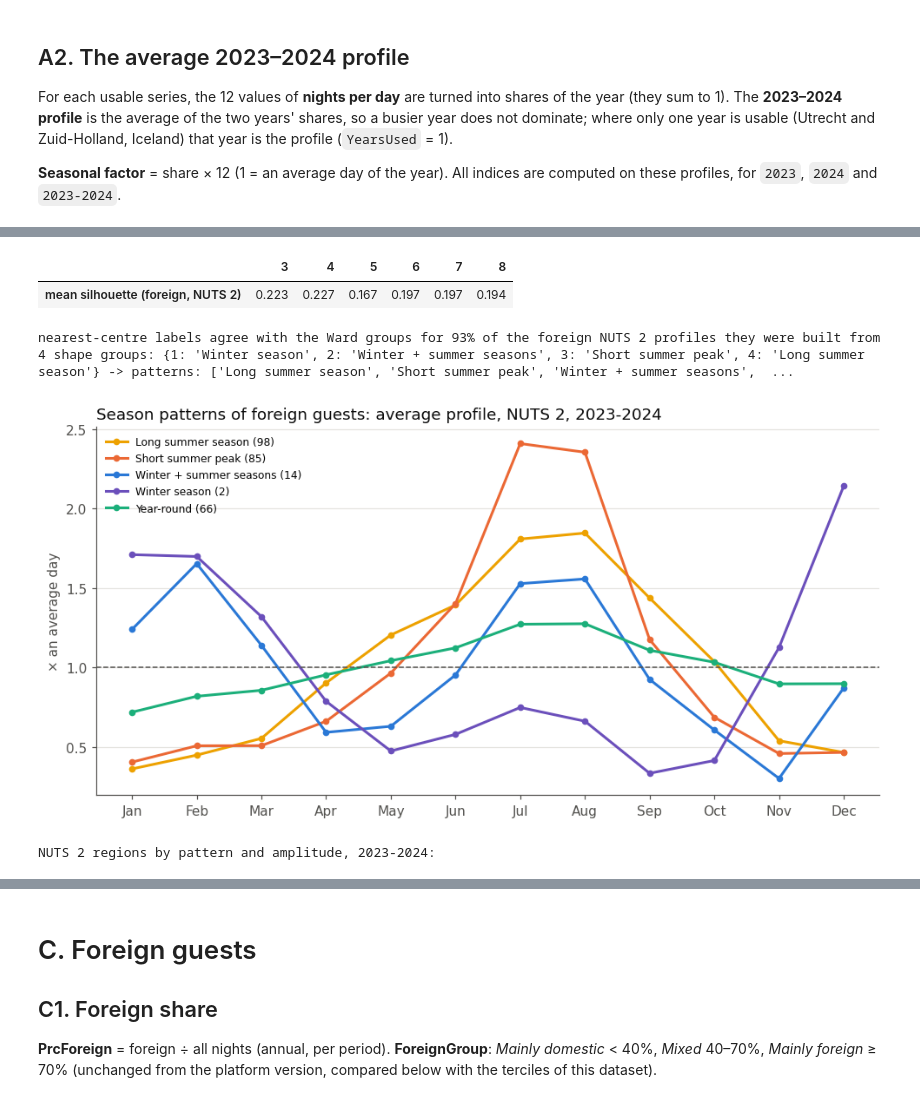
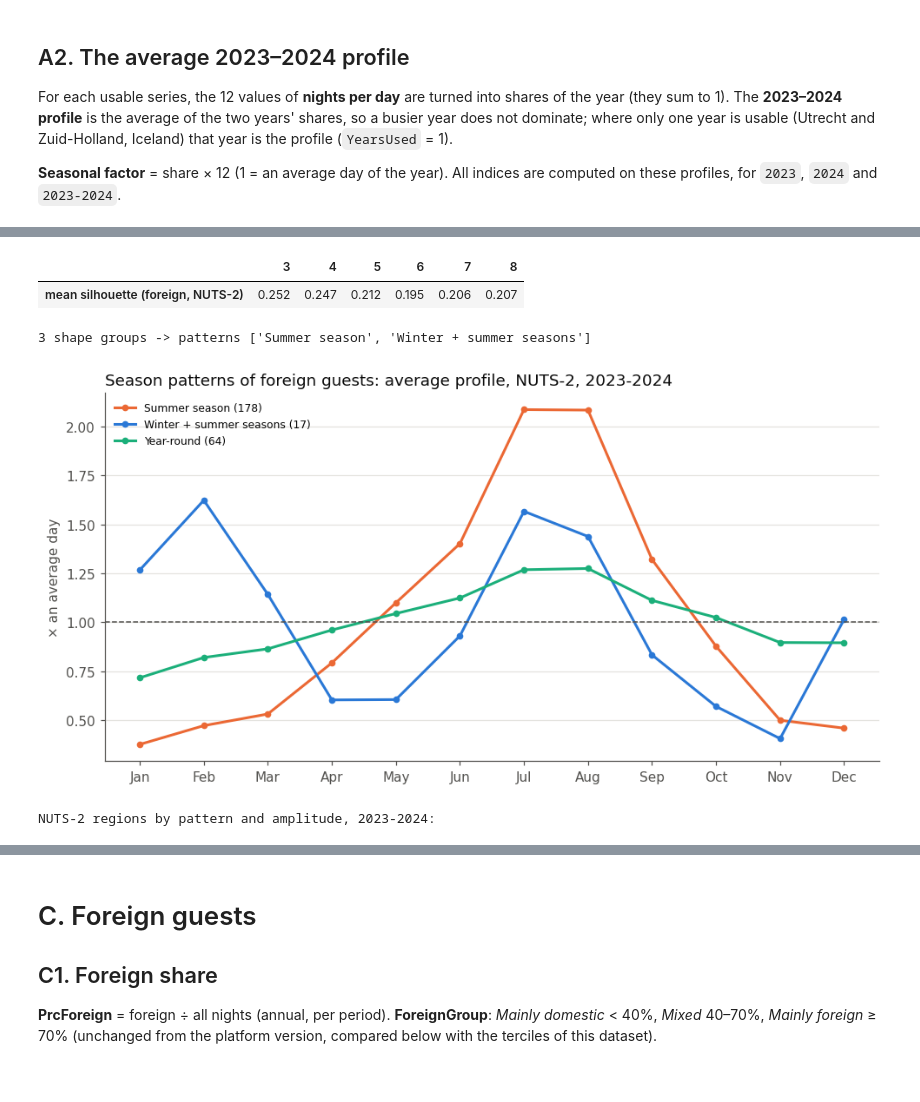
Before and after one commit to lomska/AI-Assisted-Dataviz, a Jupyter notebook: EUForeignTourismRhythms/Stage 2 Indices.ipynb, the cells around one changed output, grey strips where cells are left out. Cells and saved outputs as stored; diff of their text form; code cells hidden in the pictures.

```diff
--- a/EUForeignTourismRhythms/Stage 2 Indices.ipynb
+++ b/EUForeignTourismRhythms/Stage 2 Indices.ipynb
@@ -200,15 +217,0 @@ Gini and S_R match Lo Magno et al. (2017), Table 2
-# %%
-lvl = idx.index.get_level_values("NUTSCode").map(regions["NUTSLevel"])
-peer = [np.asarray(lvl), np.asarray(idx.index.get_level_values("ResidenceCountry")), np.asarray(idx.index.get_level_values("Period"))]
-def pct(s):
-    lower = s.groupby(peer).rank(method="min") - 1
-    return (100 * lower / (s.groupby(peer).transform("count") - 1)).round().astype("Int64")
-idx["SeasonalityPercentile"] = pct(idx["Gini"])
-idx["SRPercentile"] = pct(idx["SR"])
-idx["RankGap"] = idx["SRPercentile"] - idx["SeasonalityPercentile"]
-
-n2 = idx.xs(("Total", "2023-2024"), level=["ResidenceCountry", "Period"])
-n2 = n2[n2.index.map(regions["NUTSLevel"]) == 2].assign(Region=lambda x: x.index.map(regions["Region"]))
-print(f"NUTS 2, all guests, 2023-2024: rank correlation Gini ~ S_R = {n2['Gini'].corr(n2['SR'], method='spearman'):.3f}")
-print("Largest disagreements (S_R ranks them less seasonal than Gini does):")
-display(n2.nsmallest(8, "RankGap")[["Region", "Gini", "SR", "SeasonalityPercentile", "SRPercentile", "RankGap", "PeakMonth"]])
@@ -346,58 +340,58 @@ def silhouette_values(D, labels):
     return np.array(s)
 
 base_keys = [k for k in unit.index if k[1] == "Foreign" and k[2] == "2023-2024"
              and regions.at[k[0], "NUTSLevel"] == 2 and seasonal.loc[k]]
 Xb = unit.loc[base_keys].to_numpy()
 Zw, Db = linkage(Xb, method="ward"), squareform(pdist(Xb))
 sil = {k: silhouette_values(Db, fcluster(Zw, k, "maxclust")).mean() for k in range(3, 9)}
-display(pd.Series(sil, name="mean silhouette (foreign, NUTS 2)").round(3).to_frame().T)
+display(pd.Series(sil, name="mean silhouette (foreign, NUTS-2)").round(3).to_frame().T)
 K_BEST = max(sil, key=sil.get)
 lab = fcluster(Zw, K_BEST, "maxclust")
-centres_unit = pd.DataFrame(Xb, columns=MONTH_NAMES).groupby(lab).mean()
-centres_fac = fac.loc[base_keys].reset_index(drop=True).groupby(lab).mean()
+MIN_GROUP = 5
+
 
 def name_of(c):
     if c[["December", "January", "February"]].mean() >= 1:
         return "Winter + summer seasons" if c[["July", "August"]].mean() >= 1 else "Winter season"
-    return "Short summer peak" if (c >= 1).sum() <= 4 else "Long summer season"
-CNAME = {k: name_of(centres_fac.loc[k]) for k in centres_fac.index}
-PATTERNS = ["Short summer peak", "Long summer season", "Winter + summer seasons", "Winter season", "Year-round"]
-# Groups that get the same name are merged (the name, not the cluster number, is the pattern).
-names_b = np.array([CNAME[l] for l in lab])
-centres_unit = pd.DataFrame(Xb, columns=MONTH_NAMES).groupby(names_b).mean()
-centres_fac = fac.loc[base_keys].reset_index(drop=True).groupby(names_b).mean()
+    return "Summer season"
+
+
+PATTERNS = ["Summer season", "Winter + summer seasons", "Winter season", "Year-round"]
+names_b = fac.loc[base_keys].reset_index(drop=True).groupby(lab).mean().apply(name_of, axis=1).reindex(lab).to_numpy()
+small = [n for n in set(names_b) if (names_b == n).sum() < MIN_GROUP]
+for n in small:
+    print(f"'{n}' has only {(names_b == n).sum()} regions: folded into the nearest pattern")
+keep = ~np.isin(names_b, small)
+centres_unit = pd.DataFrame(Xb, columns=MONTH_NAMES)[keep].groupby(names_b[keep]).mean()
 
 # Assign every seasonal profile to the nearest centre (Euclidean distance on the unit-shape vectors).
-C = centres_unit.to_numpy()
-nearest = np.argmin(((unit[seasonal].to_numpy()[:, None, :] - C[None, :, :]) ** 2).sum(axis=2), axis=1)
+C_ = centres_unit.to_numpy()
+nearest = np.argmin(((unit[seasonal].to_numpy()[:, None, :] - C_[None, :, :]) ** 2).sum(axis=2), axis=1)
 pat = pd.Series("Year-round", index=idx.index)
 pat[seasonal] = [centres_unit.index[j] for j in nearest]
 idx["SeasonPattern"] = pd.Categorical(pat, categories=PATTERNS)
-idx["AmplitudeClass"] = pd.Categorical(pd.cut(idx["Gini"], [0, 0.17, 0.33, 1.01], right=False, labels=["Low", "Medium", "High"]),
+idx["GiniClass"] = pd.Categorical(pd.cut(idx["Gini"], [0, 0.15, 0.33, 1.01], right=False, labels=["Low", "Medium", "High"]),
                                        categories=["Low", "Medium", "High"])
-agree = (idx.loc[base_keys, "SeasonPattern"].astype(str).values == names_b).mean()
-print(f"nearest-centre labels agree with the Ward groups for {agree:.0%} of the foreign NUTS 2 profiles they were built from")
-
-print(f"{K_BEST} shape groups:", CNAME, "-> patterns:", sorted(set(CNAME.values())))
+final_b = idx.loc[base_keys, "SeasonPattern"].astype(str).to_numpy()
+print(f"{K_BEST} shape groups -> patterns {sorted(set(final_b))}")
+centres_fac = fac.loc[base_keys].reset_index(drop=True).groupby(final_b).mean()
 fig, ax = plt.subplots(figsize=(9, 4.6), dpi=110)
-COLORS = {"Short summer peak": "#eb6834", "Long summer season": "#eda100", "Winter + summer seasons": "#2a78d6",
-          "Winter season": "#6b4fbb", "Year-round": "#1baf7a"}
+COLORS = {"Summer season": "#eb6834", "Winter + summer seasons": "#2a78d6", "Winter season": "#6b4fbb", "Year-round": "#1baf7a"}
 for k, cf in centres_fac.iterrows():
-    ax.plot(range(12), cf.values, color=COLORS[k], lw=2, marker="o", ms=4, label=f"{k} ({(names_b == k).sum()})")
+    ax.plot(range(12), cf.values, color=COLORS[k], lw=2, marker="o", ms=4, label=f"{k} ({(final_b == k).sum()})")
 yr = fac.loc[[k for k in fac.index if k[1] == "Foreign" and k[2] == "2023-2024" and regions.at[k[0], "NUTSLevel"] == 2 and not seasonal.loc[k]]]
 ax.plot(range(12), yr.mean().values, color=COLORS["Year-round"], lw=2, marker="o", ms=4, label=f"Year-round ({len(yr)})")
 ax.axhline(1, color=MUTED, lw=1, ls="--"); ax.set_xticks(range(12), SHORT)
-style(ax, "Season patterns of foreign guests: average profile, NUTS 2, 2023-2024", "× an average day")
+style(ax, "Season patterns of foreign guests: average profile, NUTS-2, 2023-2024", "× an average day")
 ax.legend(frameon=False, fontsize=8, loc="upper left"); plt.tight_layout(); plt.show()
 
 tab = idx.xs("2023-2024", level="Period")
 tab = tab[tab.index.get_level_values("NUTSCode").map(regions["NUTSLevel"]) == 2]
-print("NUTS 2 regions by pattern and amplitude, 2023-2024:")
-display(pd.crosstab([tab.index.get_level_values("ResidenceCountry"), tab["SeasonPattern"]], tab["AmplitudeClass"], margins=True))
+print("NUTS-2 regions by pattern and amplitude, 2023-2024:")
+display(pd.crosstab([tab.index.get_level_values("ResidenceCountry"), tab["SeasonPattern"]], tab["GiniClass"], margins=True))
 # %% [output]
 |  | 3 | 4 | 5 | 6 | 7 | 8 |
-| mean silhouette (foreign, NUTS 2) | 0.223 | 0.227 | 0.167 | 0.197 | 0.197 | 0.194 |
+| mean silhouette (foreign, NUTS-2) | 0.252 | 0.247 | 0.212 | 0.195 | 0.206 | 0.207 |
-nearest-centre labels agree with the Ward groups for 93% of the foreign NUTS 2 profiles they were built from
-4 shape groups: {1: 'Winter season', 2: 'Winter + summer seasons', 3: 'Short summer peak', 4: 'Long summer season'} -> patterns: ['Long summer season', 'Short summer peak', 'Winter + summer seasons',  ...
+3 shape groups -> patterns ['Summer season', 'Winter + summer seasons']
-[figure, old version]
+[figure, new version]
-NUTS 2 regions by pattern and amplitude, 2023-2024:
+NUTS-2 regions by pattern and amplitude, 2023-2024:
```
Also changed, not shown: parts of 27 cells of this notebook, 7 other files.
